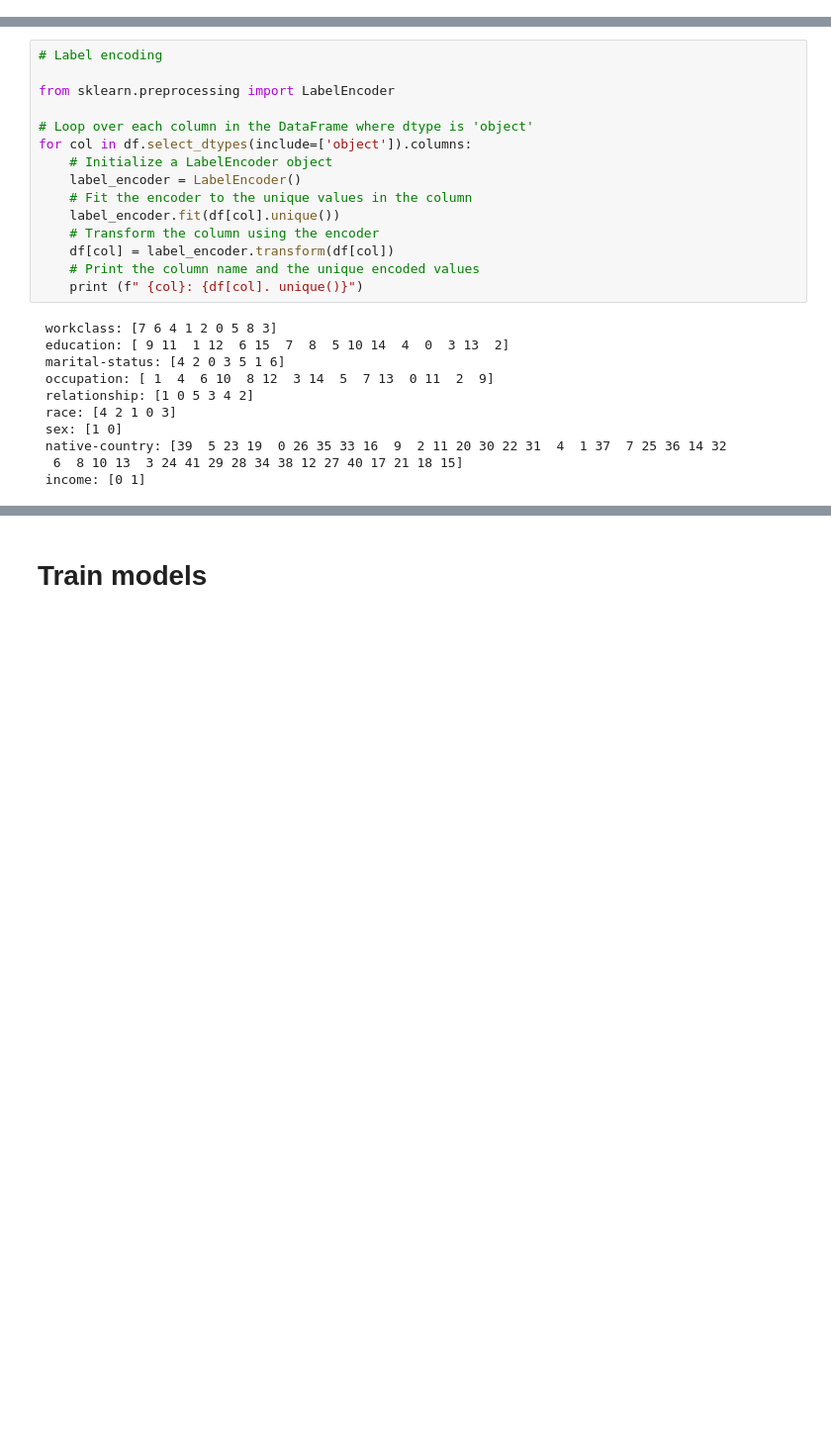
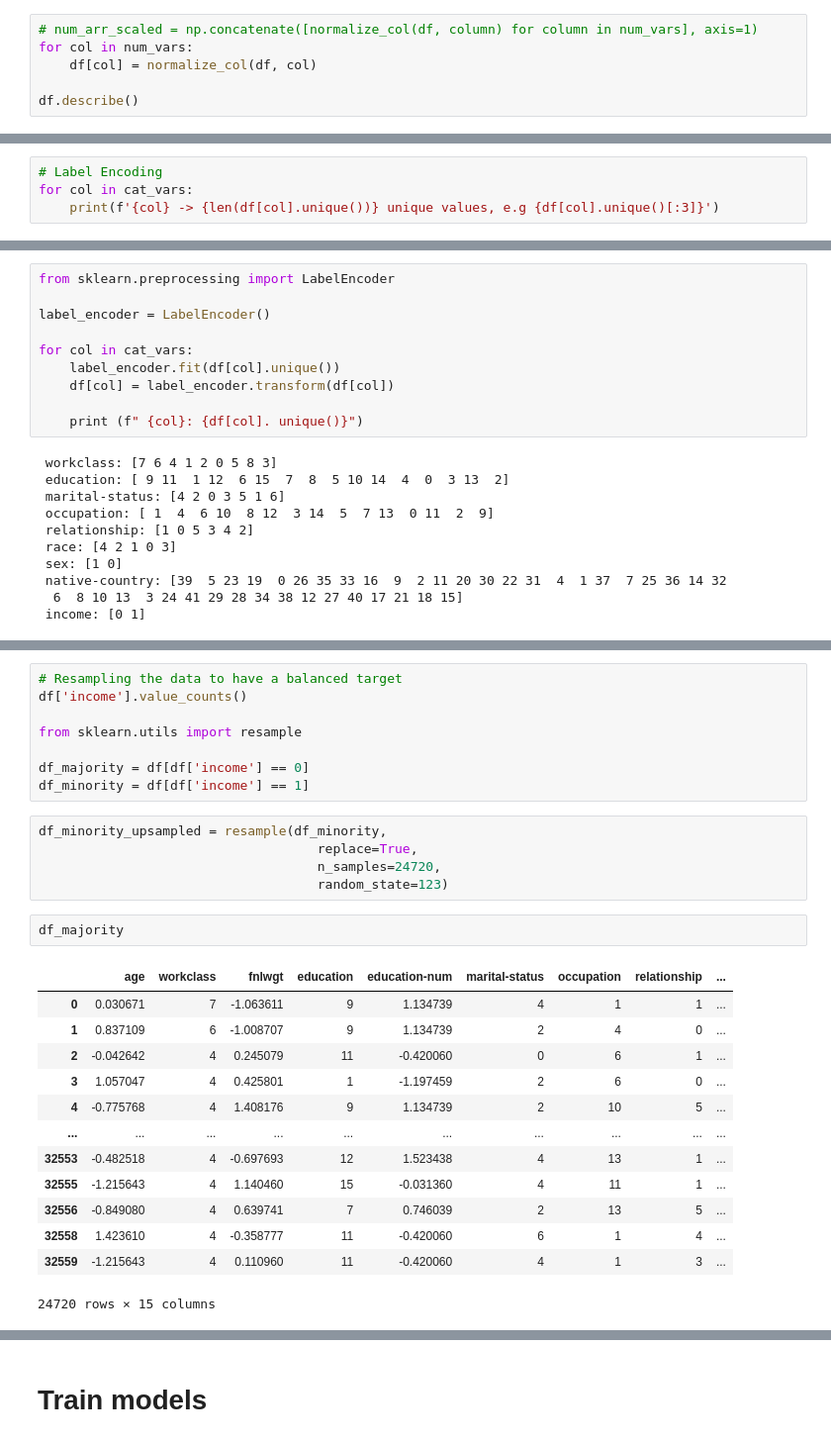
Before and after one commit to parsakzr/ytuce-datamining-project, a Jupyter notebook: notebook.ipynb, the cells around one changed output, grey strips where cells are left out. Shown: that part at 99% size. Drawn from its saved outputs; the diff is of its cells as text; blank space fills up the shorter version.

```diff
--- a/notebook.ipynb
+++ b/notebook.ipynb
@@ -138,0 +159,6 @@ income [' <=50K' ' >50K']        2
+# %%
+# num_arr_scaled = np.concatenate([normalize_col(df, column) for column in num_vars], axis=1)
+for col in num_vars:
+    df[col] = normalize_col(df, col)
+
+df.describe()
@@ -138,0 +177,4 @@ income [' <=50K' ' >50K']        2
+# %%
+# Label Encoding
+for col in cat_vars:
+    print(f'{col} -> {len(df[col].unique())} unique values, e.g {df[col].unique()[:3]}')
@@ -139,17 +191,12 @@ income [' <=50K' ' >50K']        2
 # %%
-# Label encoding
-
 from sklearn.preprocessing import LabelEncoder
 
-# Loop over each column in the DataFrame where dtype is 'object'
-for col in df.select_dtypes(include=['object']).columns:
-    # Initialize a LabelEncoder object
-    label_encoder = LabelEncoder()
-    # Fit the encoder to the unique values in the column
+label_encoder = LabelEncoder()
+
+for col in cat_vars:
     label_encoder.fit(df[col].unique())
-    # Transform the column using the encoder
     df[col] = label_encoder.transform(df[col])
-    # Print the column name and the unique encoded values
+
     print (f" {col}: {df[col]. unique()}")
 # %% [output]
  workclass: [7 6 4 1 2 0 5 8 3]
@@ -184 +231,30 @@ dtypes: int64(15)
 memory usage: 3.7 MB
+# %%
+# Resampling the data to have a balanced target
+df['income'].value_counts()
+
+from sklearn.utils import resample
+
+df_majority = df[df['income'] == 0]
+df_minority = df[df['income'] == 1]
+# %%
+df_minority_upsampled = resample(df_minority,
+                                    replace=True,
+                                    n_samples=24720,
+                                    random_state=123)
+# %%
+df_majority
+# %% [output]
+|  | age | workclass | fnlwgt | education | education-num | marital-status | occupation | relationship | ... |
+| 0 | 0.030671 | 7 | -1.063611 | 9 | 1.134739 | 4 | 1 | 1 | ... |
+| 1 | 0.837109 | 6 | -1.008707 | 9 | 1.134739 | 2 | 4 | 0 | ... |
+| 2 | -0.042642 | 4 | 0.245079 | 11 | -0.420060 | 0 | 6 | 1 | ... |
+| 3 | 1.057047 | 4 | 0.425801 | 1 | -1.197459 | 2 | 6 | 0 | ... |
+| 4 | -0.775768 | 4 | 1.408176 | 9 | 1.134739 | 2 | 10 | 5 | ... |
+| ... | ... | ... | ... | ... | ... | ... | ... | ... | ... |
+| 32553 | -0.482518 | 4 | -0.697693 | 12 | 1.523438 | 4 | 13 | 1 | ... |
+| 32555 | -1.215643 | 4 | 1.140460 | 15 | -0.031360 | 4 | 11 | 1 | ... |
+| 32556 | -0.849080 | 4 | 0.639741 | 7 | 0.746039 | 2 | 13 | 5 | ... |
+| 32558 | 1.423610 | 4 | -0.358777 | 11 | -0.420060 | 6 | 1 | 4 | ... |
+| 32559 | -1.215643 | 4 | 0.110960 | 11 | -0.420060 | 4 | 1 | 3 | ... |
+24720 rows × 15 columns
```
Also changed, not shown: parts of 25 cells of this notebook, 1 other file.
